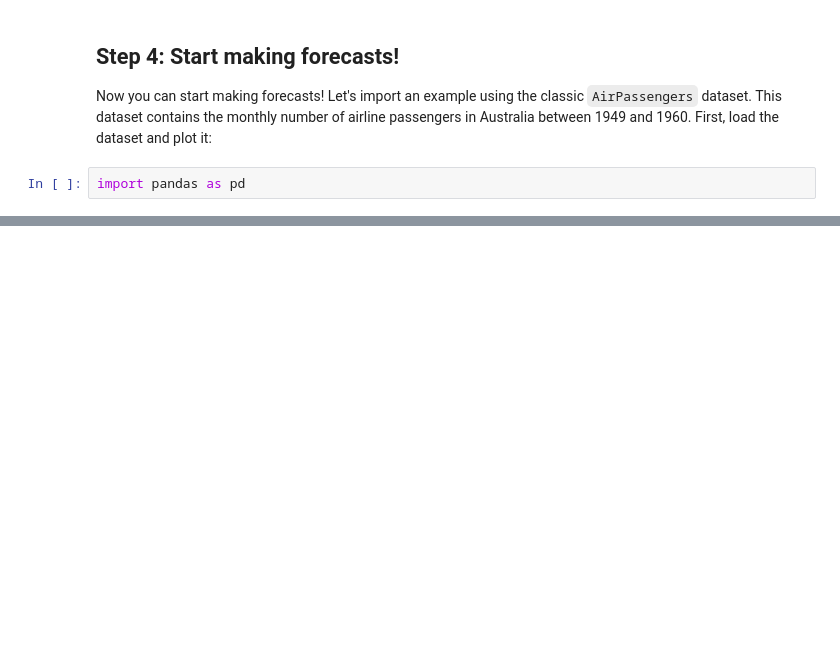
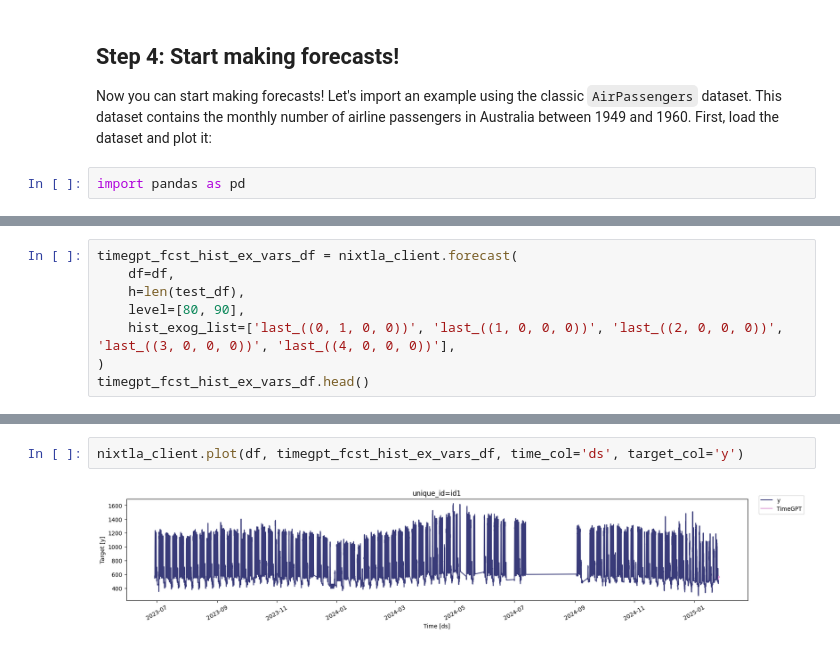
Before and after one commit to vandana1302238/Imaging_repo, a Jupyter notebook: nbs/docs/getting-started/timegpt.ipynb, the cells around one changed output, grey strips where cells are left out. Saved outputs shown, nothing was run; the diff lists cells and outputs as text; blank space fills up the shorter version.

```diff
--- a/nbs/docs/getting-started/timegpt.ipynb
+++ b/nbs/docs/getting-started/timegpt.ipynb
@@ -179,0 +333,8 @@ nixtla_client.plot(df, timegpt_fcst_df, time_col='ds', target_col='y', max_insam
+# %%
+timegpt_fcst_hist_ex_vars_df = nixtla_client.forecast(
+    df=df,
+    h=len(test_df),
+    level=[80, 90],
+    hist_exog_list=['last_((0, 1, 0, 0))', 'last_((1, 0, 0, 0))', 'last_((2, 0, 0, 0))', 'last_((3, 0, 0, 0))', 'last_((4, 0, 0, 0))'],
+)
+timegpt_fcst_hist_ex_vars_df.head()
@@ -179,0 +349,4 @@ nixtla_client.plot(df, timegpt_fcst_df, time_col='ds', target_col='y', max_insam
+# %%
+nixtla_client.plot(df, timegpt_fcst_hist_ex_vars_df, time_col='ds', target_col='y')
+# %% [output]
+[figure, added]
```
Also changed, not shown: parts of 56 cells of this notebook.
